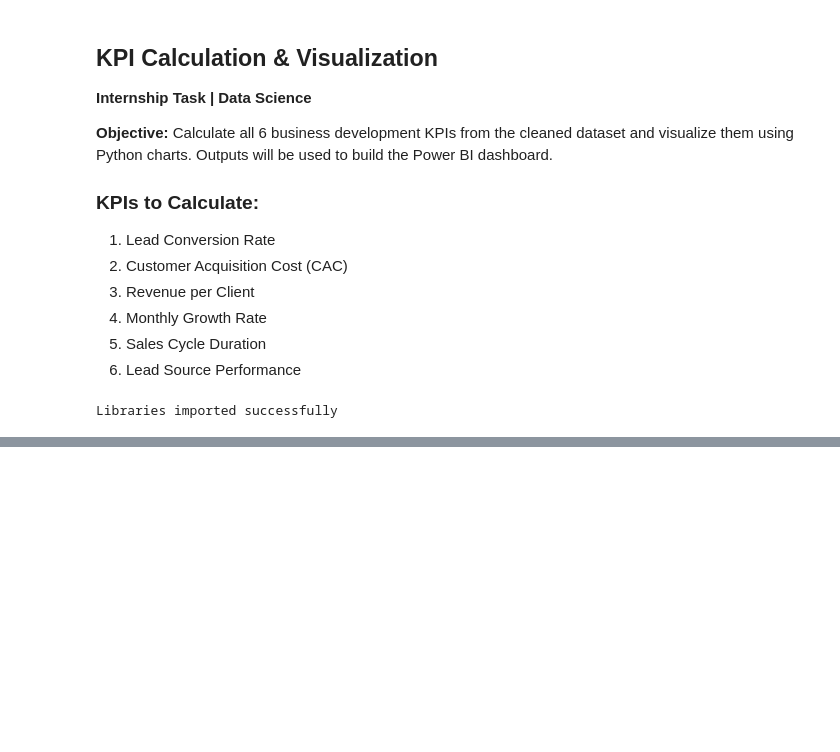
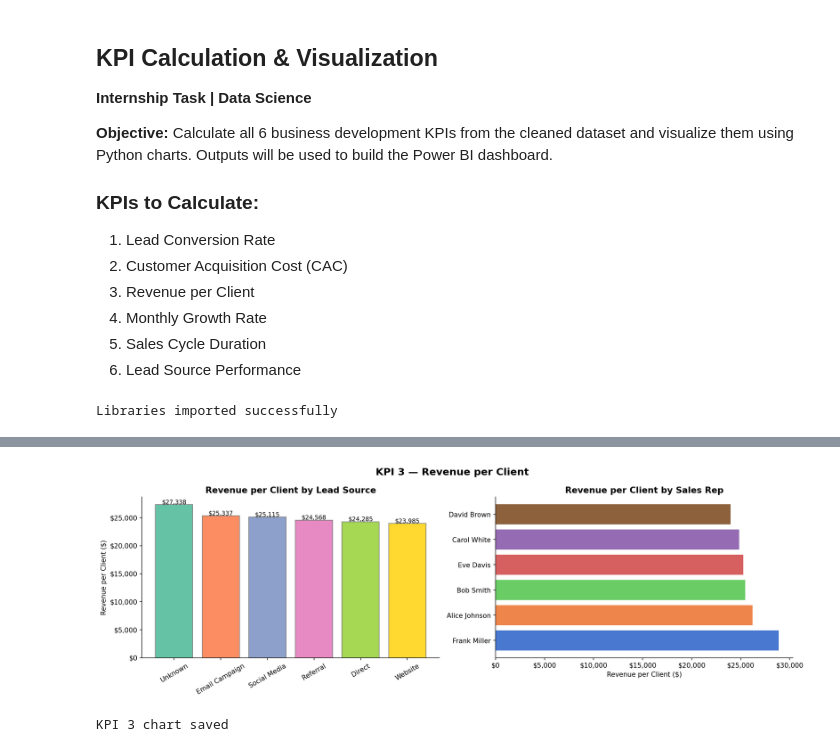
Before and after one commit to nisansalasandu/sales-performance-analytics, a Jupyter notebook: notebooks/Day2_KPI_Calculation.ipynb, the cells around one changed output, grey strips where cells are left out. Saved outputs shown, nothing was run; the diff lists cells and outputs as text; code cells hidden in the pictures; blank space fills up the shorter version.

```diff
--- a/notebooks/Day2_KPI_Calculation.ipynb
+++ b/notebooks/Day2_KPI_Calculation.ipynb
@@ -82,0 +376,31 @@ First 10 rows:
+# %%
+# ── Visualization: KPI 3 ──
+fig, axes = plt.subplots(1, 2, figsize=(15, 5))
+fig.suptitle('KPI 3 — Revenue per Client', fontsize=15, fontweight='bold')
+
+# Chart 1: Revenue per client by source
+bars = axes[0].bar(source_rev['Lead_Source'], source_rev['Revenue_per_Client'],
+                   color=sns.color_palette("Set2", len(source_rev)), edgecolor='gray')
+axes[0].set_ylabel('Revenue per Client ($)')
+axes[0].set_title('Revenue per Client by Lead Source')
+axes[0].tick_params(axis='x', rotation=30)
+axes[0].yaxis.set_major_formatter(mticker.FuncFormatter(lambda x, _: f'${x:,.0f}'))
+for bar, val in zip(bars, source_rev['Revenue_per_Client']):
+    axes[0].text(bar.get_x() + bar.get_width()/2, bar.get_height() + 100,
+                 f'${val:,.0f}', ha='center', fontsize=9)
+
+# Chart 2: Revenue per client by sales rep (exclude Unassigned)
+rep_plot = rep_rev[rep_rev['Sales_Representative'] != 'Unassigned']
+axes[1].barh(rep_plot['Sales_Representative'], rep_plot['Revenue_per_Client'],
+             color=sns.color_palette("muted", len(rep_plot)))
+axes[1].set_xlabel('Revenue per Client ($)')
+axes[1].set_title('Revenue per Client by Sales Rep')
+axes[1].xaxis.set_major_formatter(mticker.FuncFormatter(lambda x, _: f'${x:,.0f}'))
+
+plt.tight_layout()
+plt.savefig('../reports/KPI3_Revenue_Per_Client.png', bbox_inches='tight')
+plt.show()
+print("KPI 3 chart saved")
+# %% [output]
+[figure, added]
+KPI 3 chart saved
```
Also changed, not shown: parts of 14 cells of this notebook, 11 other files.
